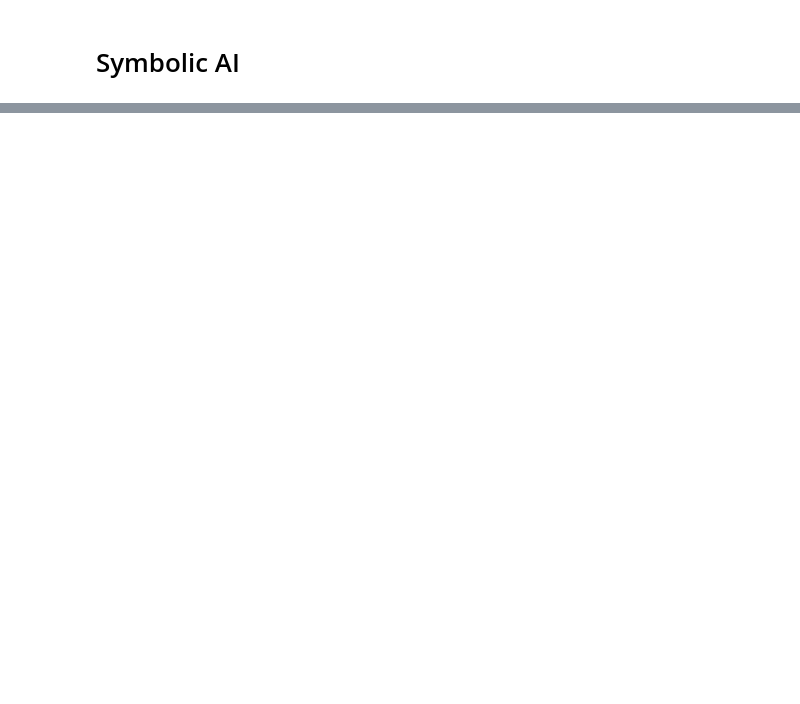
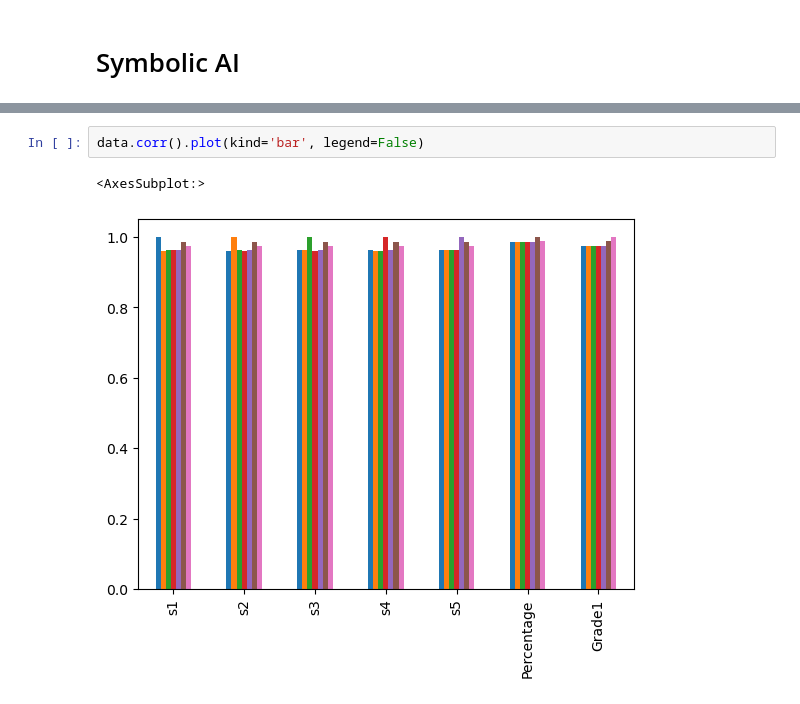
Before and after one commit to EnggQasim/Saylani_Batch4, a Jupyter notebook: 13_Machine_Learning/class11_grading_sytem/grading_system_using_AI.ipynb, the cells around one changed output, grey strips where cells are left out. Cells and saved outputs as stored; diff of their text form; blank space fills up the shorter version.

```diff
--- a/13_Machine_Learning/class11_grading_sytem/grading_system_using_AI.ipynb
+++ b/13_Machine_Learning/class11_grading_sytem/grading_system_using_AI.ipynb
@@ -341,0 +178,5 @@ test[test['Grade'] == test['prediction']]
+# %%
+data.corr().plot(kind='bar', legend=False)
+# %% [output]
+<AxesSubplot:>
+[figure, added]
```
Also changed, not shown: parts of 81 cells of this notebook.
